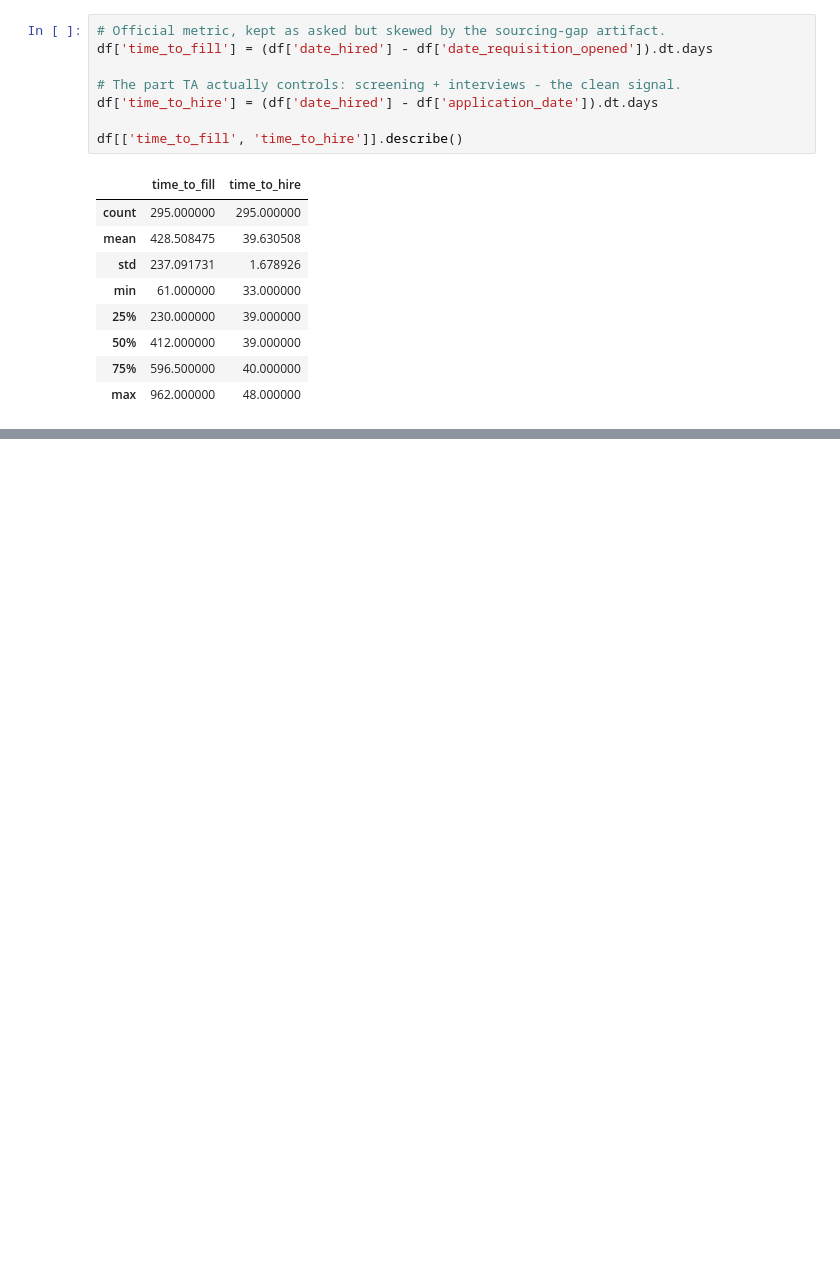
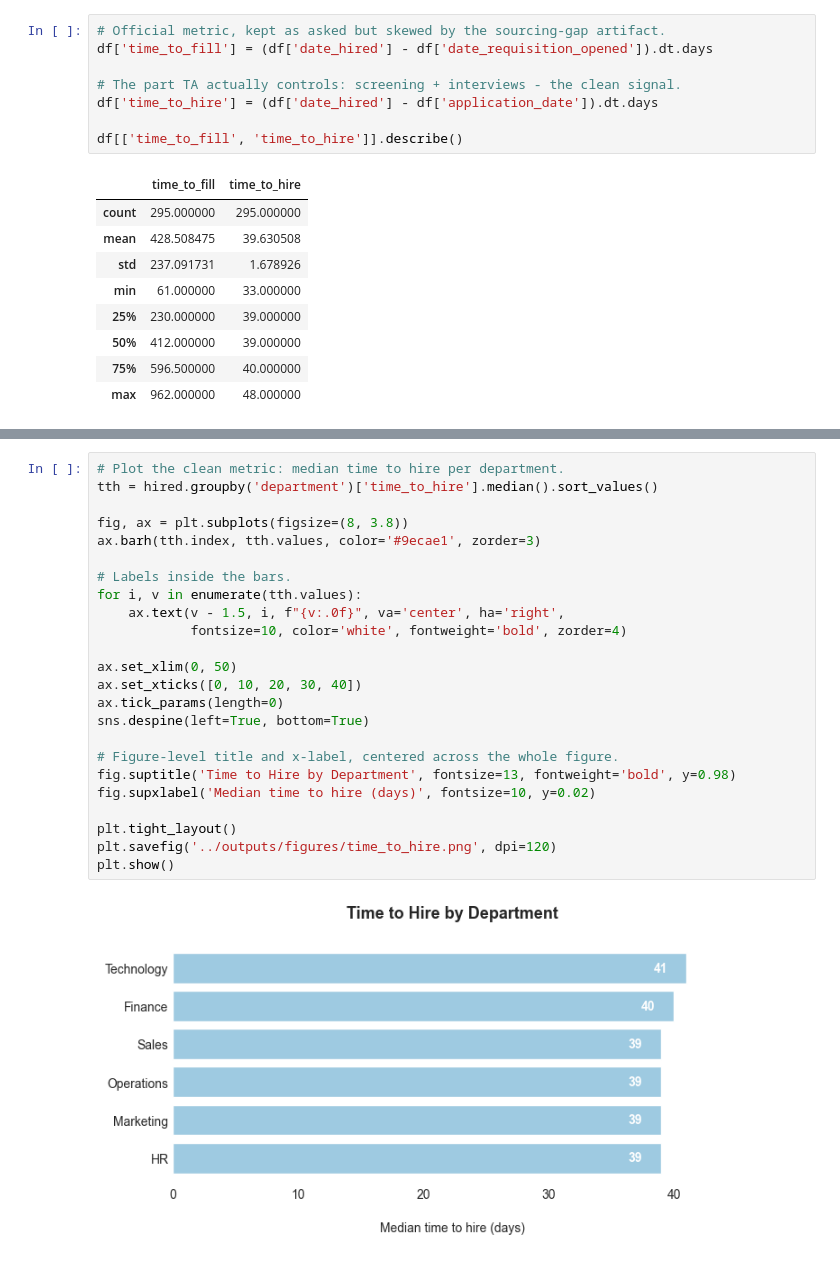
Before and after one commit to ddenerson/wise_people_analytics_case, a Jupyter notebook: notebooks/recruitment_funnel_analysis.ipynb, the cells around one changed output, grey strips where cells are left out. Drawn from its saved outputs; the diff is of its cells as text; blank space fills up the shorter version.

```diff
--- a/notebooks/recruitment_funnel_analysis.ipynb
+++ b/notebooks/recruitment_funnel_analysis.ipynb
@@ -149,0 +299,26 @@ df[['time_to_fill', 'time_to_hire']].describe()
+# %%
+# Plot the clean metric: median time to hire per department.
+tth = hired.groupby('department')['time_to_hire'].median().sort_values()
+
+fig, ax = plt.subplots(figsize=(8, 3.8))
+ax.barh(tth.index, tth.values, color='#9ecae1', zorder=3)
+
+# Labels inside the bars.
+for i, v in enumerate(tth.values):
+    ax.text(v - 1.5, i, f"{v:.0f}", va='center', ha='right',
+            fontsize=10, color='white', fontweight='bold', zorder=4)
+
+ax.set_xlim(0, 50)
+ax.set_xticks([0, 10, 20, 30, 40])
+ax.tick_params(length=0)
+sns.despine(left=True, bottom=True)
+
+# Figure-level title and x-label, centered across the whole figure.
+fig.suptitle('Time to Hire by Department', fontsize=13, fontweight='bold', y=0.98)
+fig.supxlabel('Median time to hire (days)', fontsize=10, y=0.02)
+
+plt.tight_layout()
+plt.savefig('../outputs/figures/time_to_hire.png', dpi=120)
+plt.show()
+# %% [output]
+[figure, added]
```
Also changed, not shown: parts of 16 cells of this notebook, 3 other files.
